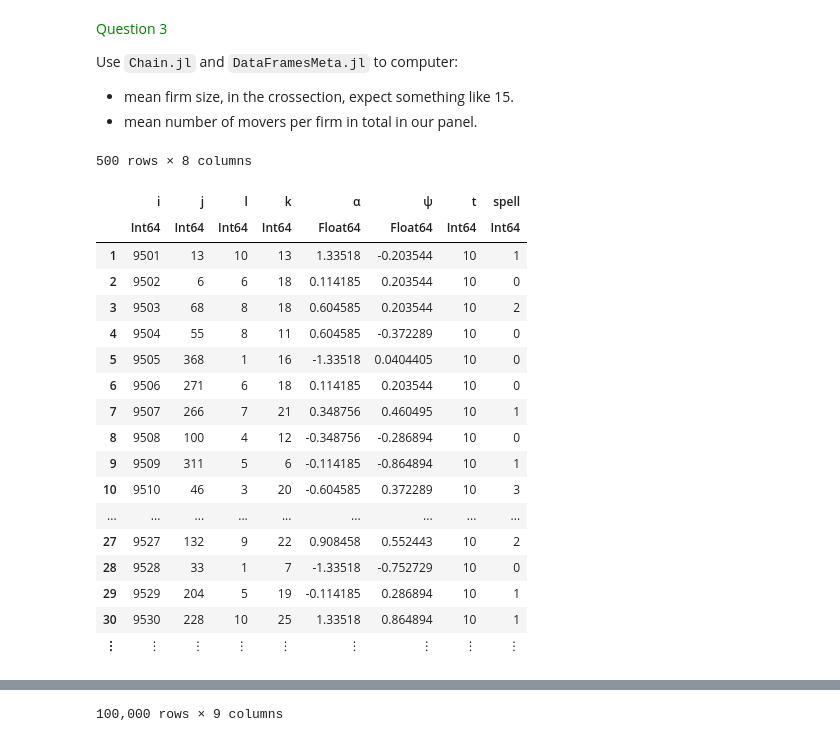
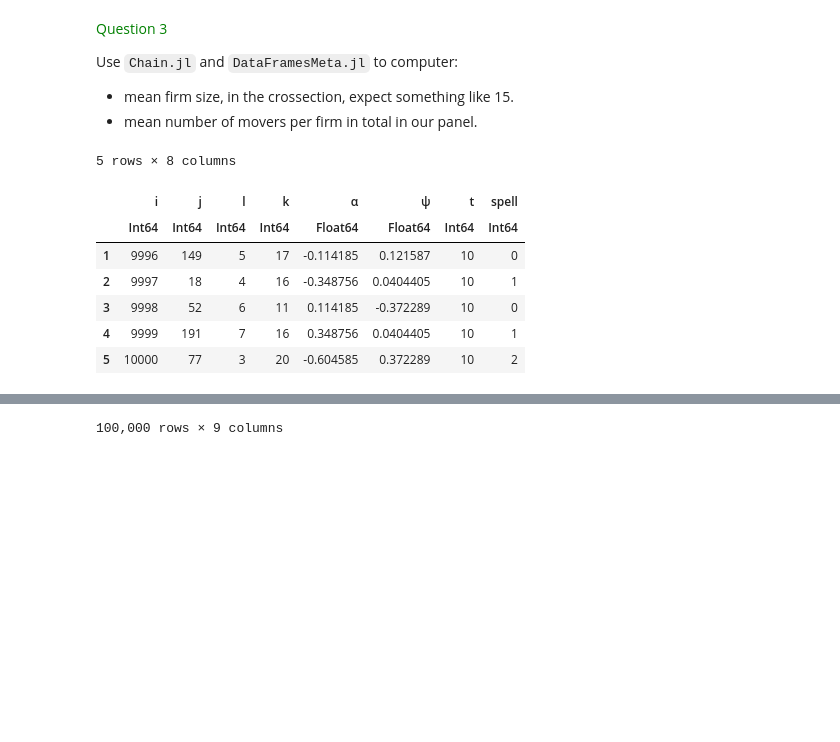
Before and after one commit to EdJeeOnGitHub/EC34430, a Jupyter notebook: problem-1/hw-twfe.ipynb, the cells around one changed output, grey strips where cells are left out. Drawn from its saved outputs; the diff is of its cells as text; code cells hidden in the pictures; blank space fills up the shorter version.

```diff
--- a/problem-1/hw-twfe.ipynb
+++ b/problem-1/hw-twfe.ipynb
@@ -219,27 +211,16 @@ Use `Chain.jl` and `DataFramesMeta.jl` to computer:
 # %%
 using Chain
 using DataFramesMeta
-last(df, 500)
+last(df, 5)
 # %% [output]
-500 rows × 8 columns
+5 rows × 8 columns
 |  | i | j | l | k | α | ψ | t | spell |
 |  | Int64 | Int64 | Int64 | Int64 | Float64 | Float64 | Int64 | Int64 |
-| 1 | 9501 | 13 | 10 | 13 | 1.33518 | -0.203544 | 10 | 1 |
-| 2 | 9502 | 6 | 6 | 18 | 0.114185 | 0.203544 | 10 | 0 |
-| 3 | 9503 | 68 | 8 | 18 | 0.604585 | 0.203544 | 10 | 2 |
-| 4 | 9504 | 55 | 8 | 11 | 0.604585 | -0.372289 | 10 | 0 |
-| 5 | 9505 | 368 | 1 | 16 | -1.33518 | 0.0404405 | 10 | 0 |
-| 6 | 9506 | 271 | 6 | 18 | 0.114185 | 0.203544 | 10 | 0 |
-| 7 | 9507 | 266 | 7 | 21 | 0.348756 | 0.460495 | 10 | 1 |
-| 8 | 9508 | 100 | 4 | 12 | -0.348756 | -0.286894 | 10 | 0 |
-| 9 | 9509 | 311 | 5 | 6 | -0.114185 | -0.864894 | 10 | 1 |
-| 10 | 9510 | 46 | 3 | 20 | -0.604585 | 0.372289 | 10 | 3 |
-| ... | ... | ... | ... | ... | ... | ... | ... | ... |
-| 27 | 9527 | 132 | 9 | 22 | 0.908458 | 0.552443 | 10 | 2 |
-| 28 | 9528 | 33 | 1 | 7 | -1.33518 | -0.752729 | 10 | 0 |
-| 29 | 9529 | 204 | 5 | 19 | -0.114185 | 0.286894 | 10 | 1 |
-| 30 | 9530 | 228 | 10 | 25 | 1.33518 | 0.864894 | 10 | 1 |
-| ⋮ | ⋮ | ⋮ | ⋮ | ⋮ | ⋮ | ⋮ | ⋮ | ⋮ |
+| 1 | 9996 | 149 | 5 | 17 | -0.114185 | 0.121587 | 10 | 0 |
+| 2 | 9997 | 18 | 4 | 16 | -0.348756 | 0.0404405 | 10 | 1 |
+| 3 | 9998 | 52 | 6 | 11 | 0.114185 | -0.372289 | 10 | 0 |
+| 4 | 9999 | 191 | 7 | 16 | 0.348756 | 0.0404405 | 10 | 1 |
+| 5 | 10000 | 77 | 3 | 20 | -0.604585 | 0.372289 | 10 | 2 |
 # %%
 @chain df begin
     groupby([:j, :t])
```
Also changed, not shown: parts of 5 cells of this notebook.
